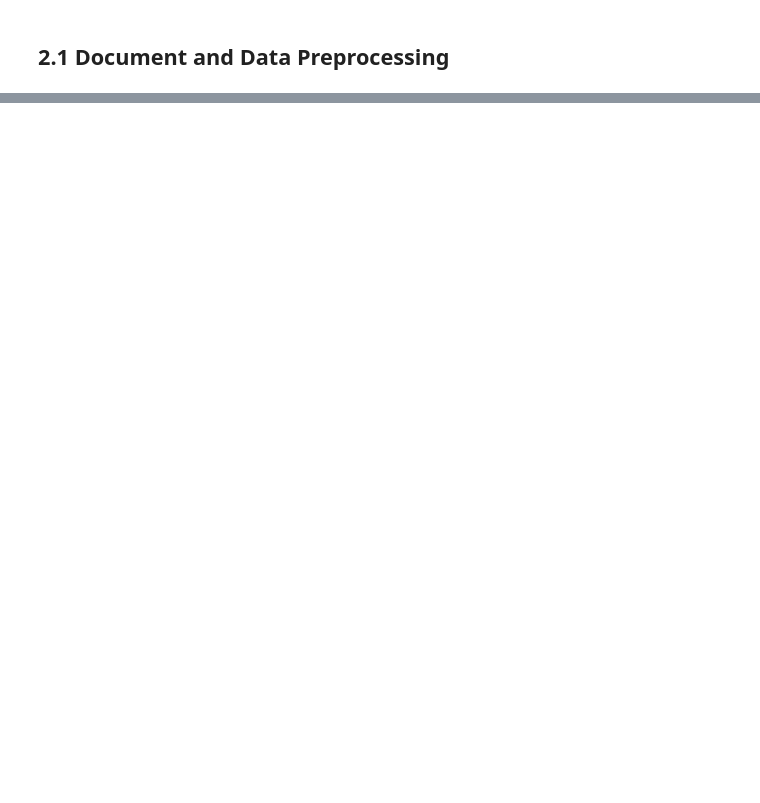
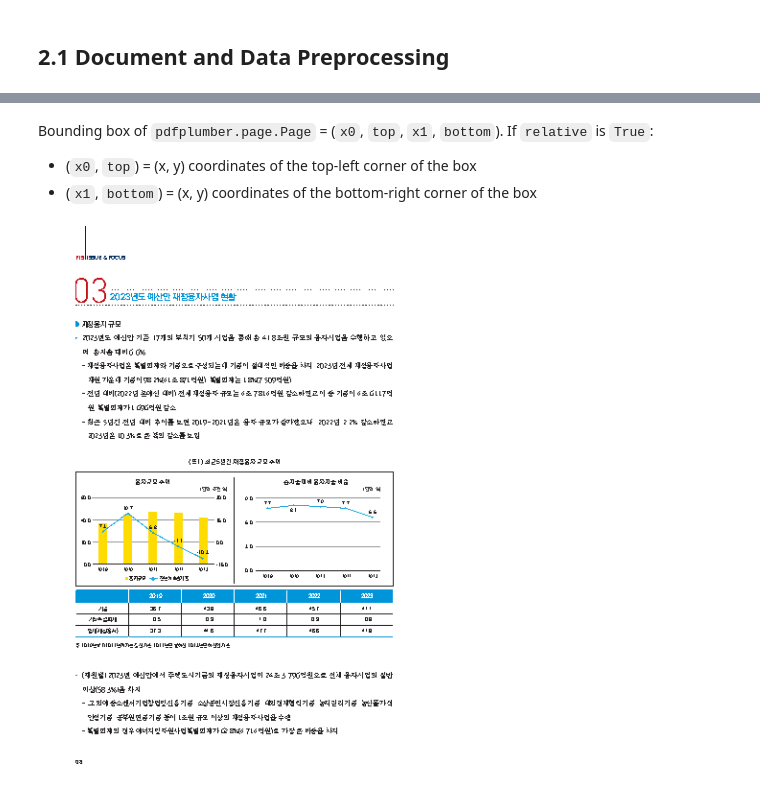
Before and after one commit to simonjisu/llm-app-sample, a Jupyter notebook: notebooks/2-RAG.ipynb, the cells around one changed output, grey strips where cells are left out. Drawn from its saved outputs; the diff is of its cells as text; code cells hidden in the pictures; blank space fills up the shorter version.

```diff
--- a/notebooks/2-RAG.ipynb
+++ b/notebooks/2-RAG.ipynb
@@ -59,0 +71,10 @@ len(pages)
+# %% [markdown]
+Bounding box of `pdfplumber.page.Page` = (`x0`, `top`, `x1`, `bottom`). If `relative` is `True`:
+* (`x0`, `top`) = (x, y) coordinates of the top-left corner of the box
+* (`x1`, `bottom`) = (x, y) coordinates of the bottom-right corner of the box
+# %%
+left = page.crop((0.0, 0.0, 0.5*page.width, page.height), relative=True, strict=True)
+right = page.crop((0.5*page.width, 0.0, page.width, page.height), relative=True, strict=True)
+left.to_image(resolution=50)
+# %% [output]
+[figure, added]
```
Also changed, not shown: parts of 74 cells of this notebook, 30 other files.
